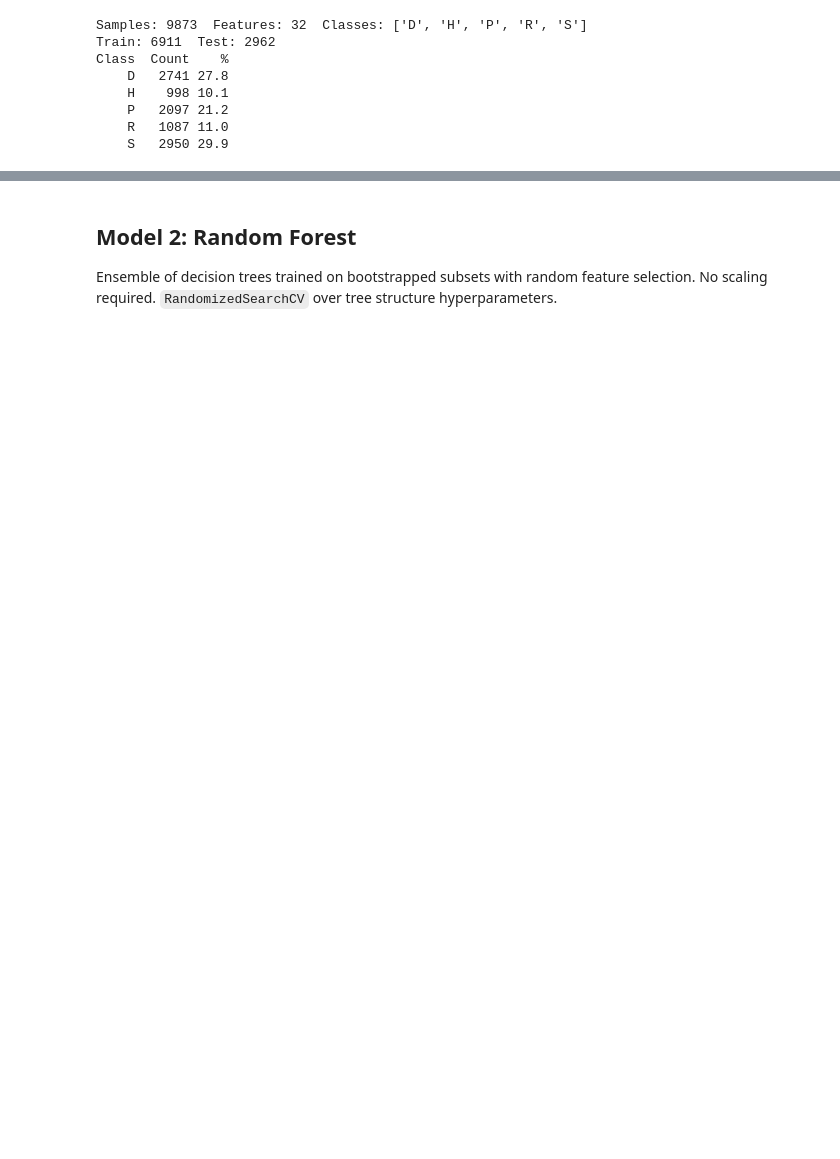
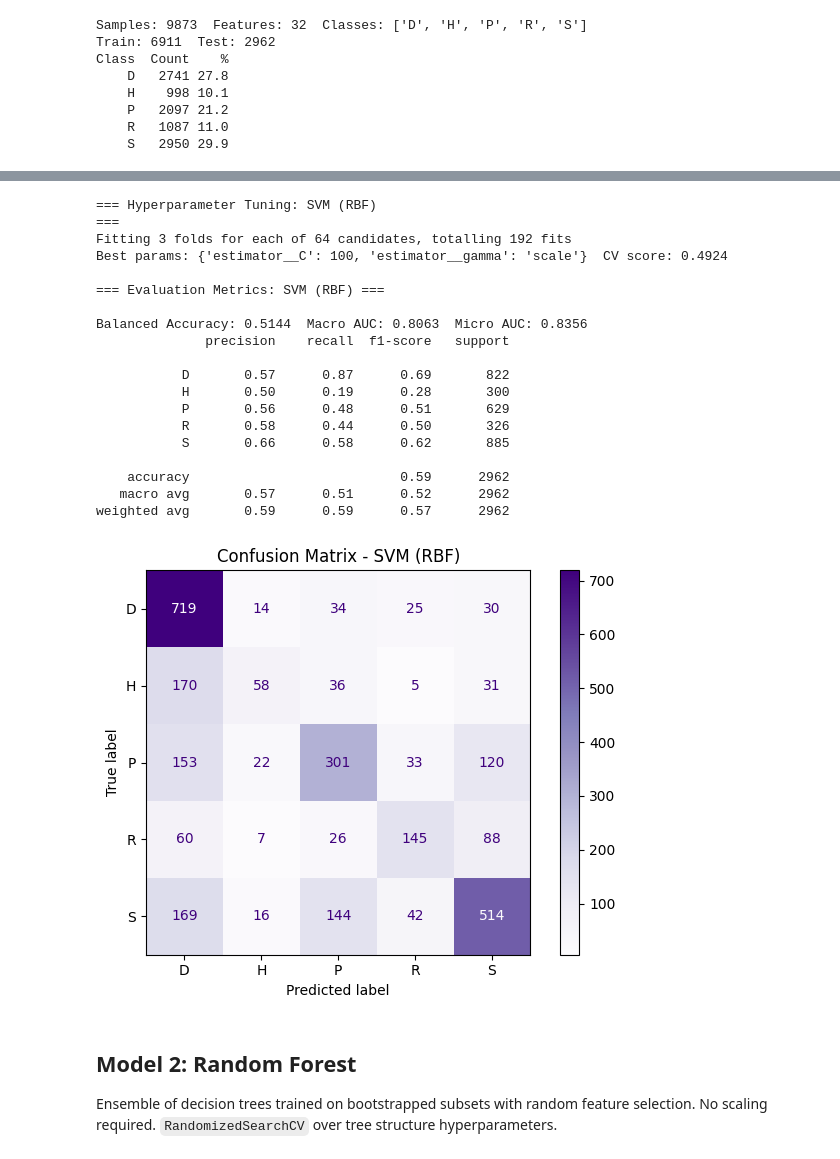
Before and after one commit to DLA10/ml-gesture-classification, a Jupyter notebook: MLCW_1_Simplified.ipynb, the cells around one changed output, grey strips where cells are left out. Saved outputs shown, nothing was run; the diff lists cells and outputs as text; code cells hidden in the pictures; blank space fills up the shorter version.

```diff
--- a/MLCW_1_Simplified.ipynb
+++ b/MLCW_1_Simplified.ipynb
@@ -146,3 +169,36 @@ weighted avg       0.55      0.56      0.54      2962
+# %%
+print("=== Hyperparameter Tuning: SVM (RBF) \n===")
+svm_model = OneVsRestClassifier(SVC(kernel='rbf', probability=True, random_state=RANDOM_STATE))
+param_grid = {
+    'estimator__C': [0.01, 0.1, 0.5, 1, 5, 10, 50, 100],
+    'estimator__gamma': ['scale', 'auto', 0.001, 0.01, 0.05, 0.1, 0.5, 1.0]
+}
+svm_search = GridSearchCV(svm_model, param_grid, cv=3, scoring='balanced_accuracy', n_jobs=-1, verbose=1)
+svm_search.fit(X_train, y_train)
+print(f'Best params: {svm_search.best_params_}  CV score: {svm_search.best_score_:.4f}')
+evaluate('SVM (RBF)', y_test, svm_search.best_estimator_.predict(X_test), svm_search.best_estimator_.predict_proba(X_test)
+)
+# %% [output]
+=== Hyperparameter Tuning: SVM (RBF)
+===
+Fitting 3 folds for each of 64 candidates, totalling 192 fits
+Best params: {'estimator__C': 100, 'estimator__gamma': 'scale'}  CV score: 0.4924
+
+=== Evaluation Metrics: SVM (RBF) ===
+
+Balanced Accuracy: 0.5144  Macro AUC: 0.8063  Micro AUC: 0.8356
+              precision    recall  f1-score   support
+
+           D       0.57      0.87      0.69       822
+           H       0.50      0.19      0.28       300
+           P       0.56      0.48      0.51       629
+           R       0.58      0.44      0.50       326
+           S       0.66      0.58      0.62       885
+
+    accuracy                           0.59      2962
+   macro avg       0.57      0.51      0.52      2962
+weighted avg       0.59      0.59      0.57      2962
+[figure, added]
 # %% [markdown]
 ## Model 2: Random Forest
 Ensemble of decision trees trained on bootstrapped subsets with random feature selection. No scaling required. `RandomizedSearchCV` over tree structure hyperparameters.
```
Also changed, not shown: parts of 44 cells of this notebook, 1 other file.
